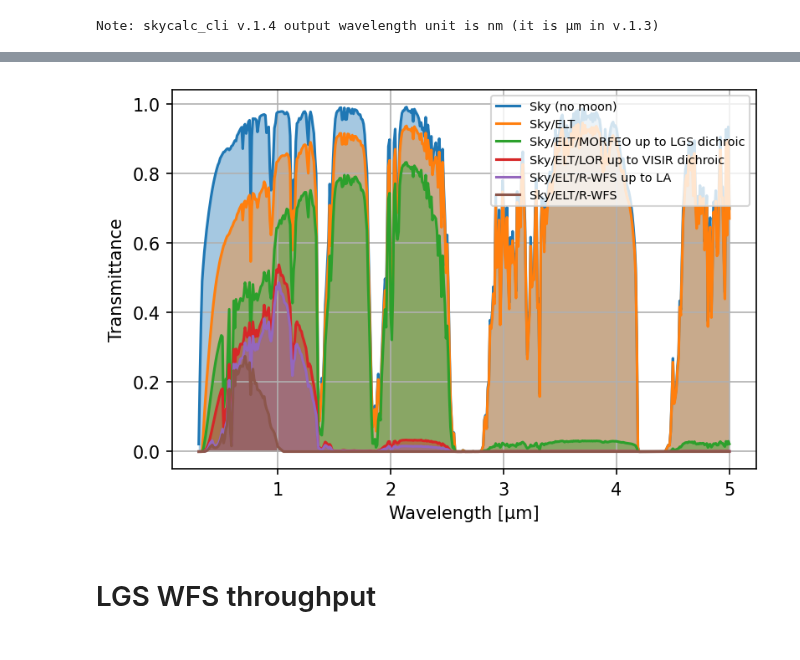
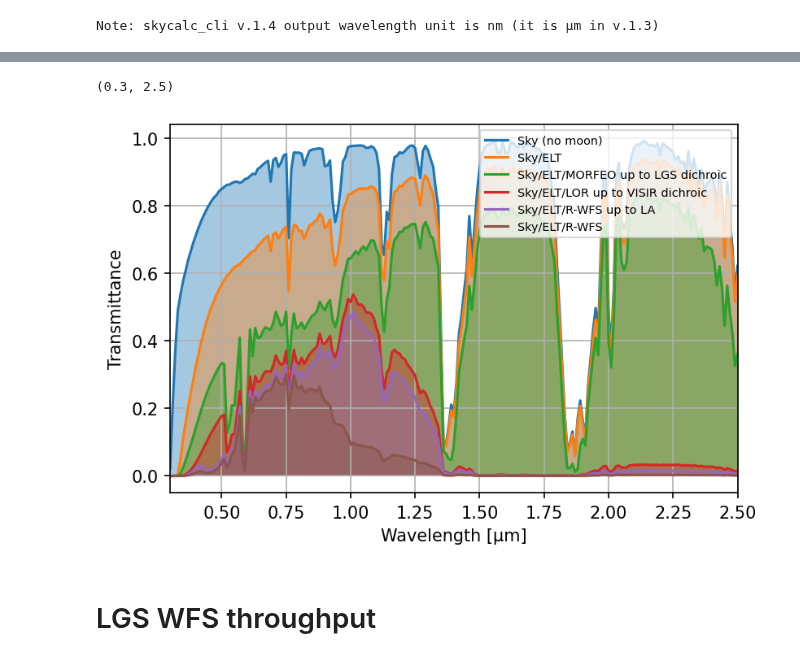
Before and after one commit to ArcetriAdaptiveOptics/arte, a Jupyter notebook: notebook/photometry/throughput_analysis.ipynb, the cells around one changed output, grey strips where cells are left out. Saved outputs shown, nothing was run; the diff lists cells and outputs as text; code cells hidden in the pictures.

```diff
--- a/notebook/photometry/throughput_analysis.ipynb
+++ b/notebook/photometry/throughput_analysis.ipynb
@@ -110,26 +112,28 @@ plt.grid()
 # %%
 mpl.rcParams['figure.dpi'] = 150
 
 
 ## Idx = 6 is up to first element of MORFEO (CPM) included
 
 wv = sky_no_moon.lam.to(u.um)
 plot_between(wv, sky_no_moon.trans, label='Sky (no moon)', alpha=0.4)
 plot_between(wv, sky_no_moon.trans * ref2.transmittance_from_to(0, 5)(wv), label='Sky/ELT', alpha=0.4)
 plot_between(wv, sky_no_moon.trans * ref2.transmittance_from_to(0, 12)(wv),
              label='Sky/ELT/MORFEO up to LGS dichroic', alpha=0.4)
 plot_between(wv, sky_no_moon.trans * ref2.transmittance_from_to(0, 20)(wv),
              label='Sky/ELT/LOR up to VISIR dichroic', alpha=0.4)
 plot_between(wv, sky_no_moon.trans * ref2.transmittance_from_to(0, 25)(wv),
              label='Sky/ELT/R-WFS up to LA', alpha=0.4)
 plot_between(wv, sky_no_moon.trans * ref2.transmittance_from_to(0, 26)(wv),
              label='Sky/ELT/R-WFS', alpha=0.4)
 plt.legend(loc='upper right', fontsize='x-small')
 plt.xlabel('Wavelength [μm]')
 plt.ylabel('Transmittance')
 plt.grid()
+plt.xlim(0.3, 2.5)
 # %% [output]
+(0.3, 2.5)
-[figure, old version]
+[figure, new version]
 # %% [markdown]
 # LGS WFS throughput
 # %%
```
Also changed, not shown: parts of 2 cells of this notebook, 2 other files.
